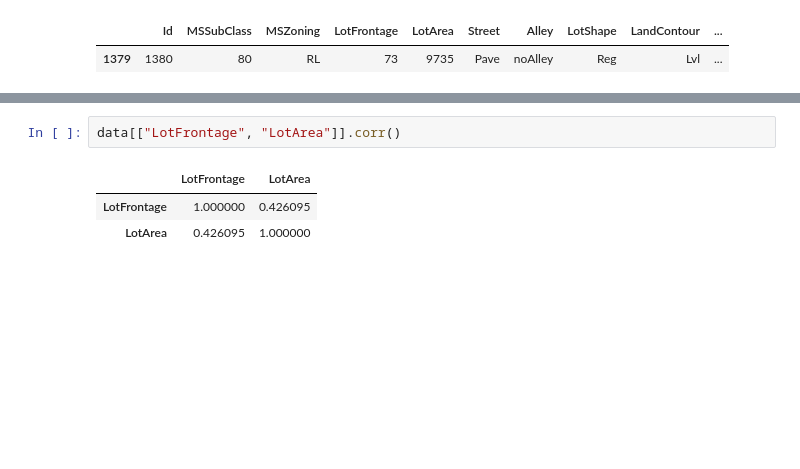
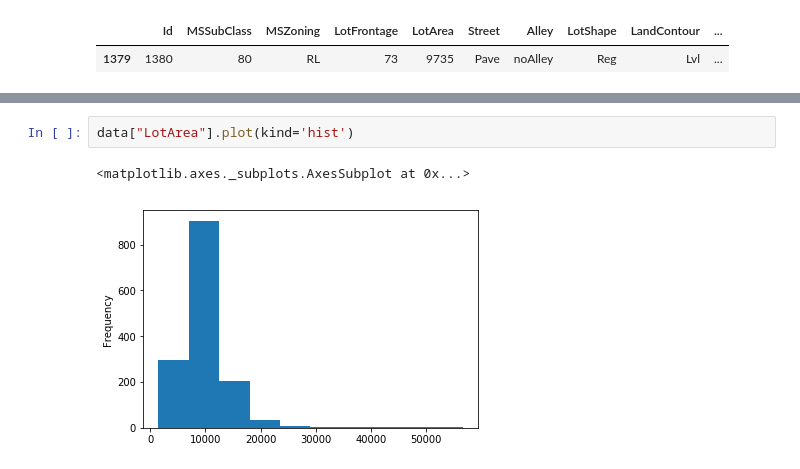
Before and after one commit to frankiecrouch/kaggle_house_prices, a Jupyter notebook: how_to_treat_nans.ipynb, the cells around one changed output, grey strips where cells are left out. Cells and saved outputs as stored; diff of their text form; blank space fills up the shorter version.

```diff
--- a/how_to_treat_nans.ipynb
+++ b/how_to_treat_nans.ipynb
@@ -157,6 +122,5 @@ Name: LotFrontage, dtype: float64
-# %%
-data[["LotFrontage", "LotArea"]].corr()
-# %% [output]
-|  | LotFrontage | LotArea |
-| LotFrontage | 1.000000 | 0.426095 |
-| LotArea | 0.426095 | 1.000000 |
+# %%
+data["LotArea"].plot(kind='hist')
+# %% [output]
+<matplotlib.axes._subplots.AxesSubplot at 0x...>
+[figure, added]
```
Also changed, not shown: parts of 22 cells of this notebook, 2 other files.
